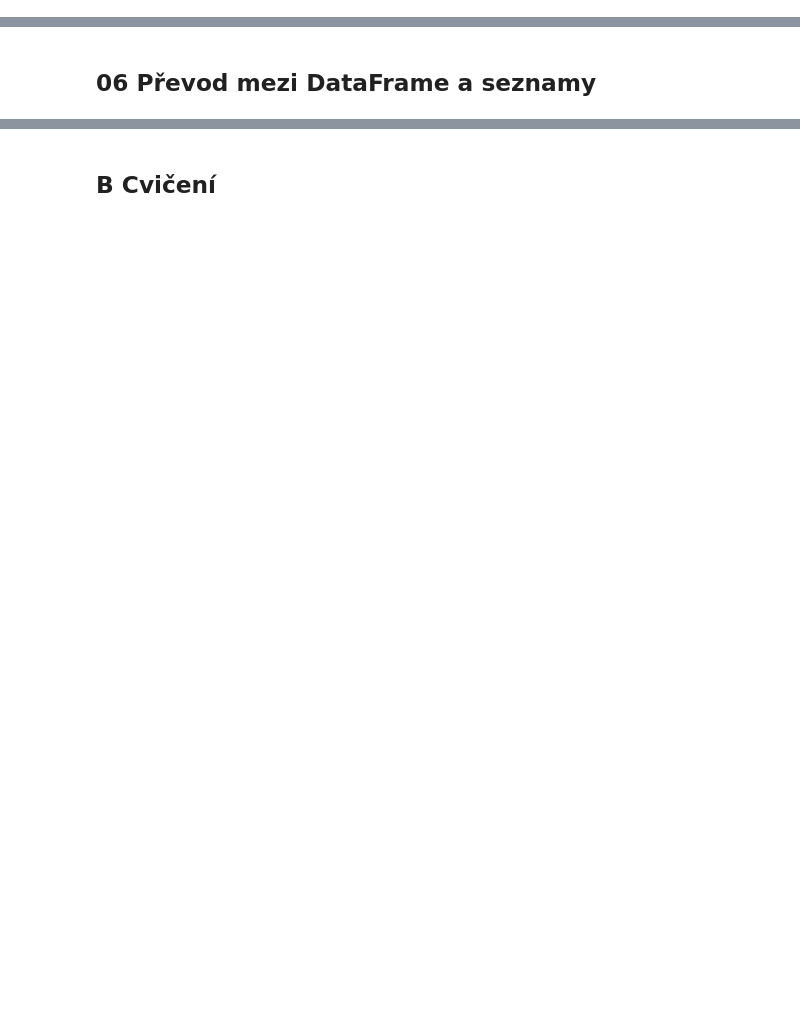
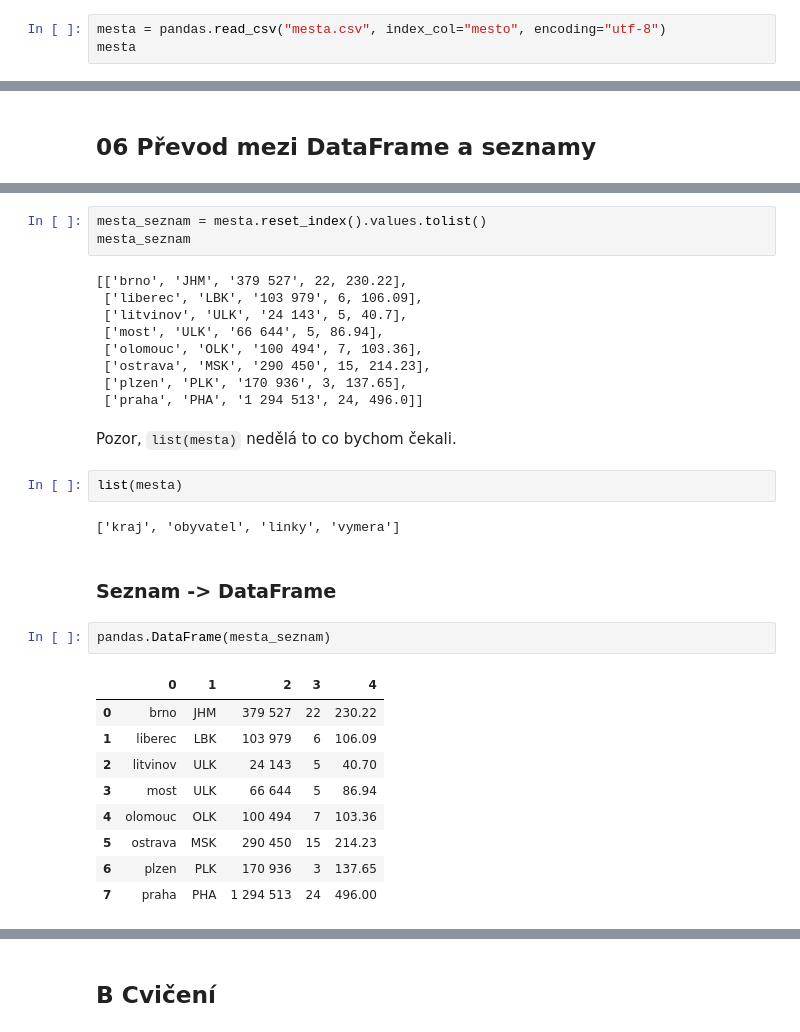
Before and after one commit to tomaskala/pandas-intro, a Jupyter notebook: pandas_intro.ipynb, the cells around one changed output, grey strips where cells are left out. Cells and saved outputs as stored; diff of their text form; blank space fills up the shorter version.

```diff
--- a/pandas_intro.ipynb
+++ b/pandas_intro.ipynb
@@ -347,0 +363,3 @@ mesta.set_index("mesto")
+# %%
+mesta = pandas.read_csv("mesta.csv", index_col="mesto", encoding="utf-8")
+mesta
@@ -355,0 +486,32 @@ mesta.set_index("mesto")
+# %%
+mesta_seznam = mesta.reset_index().values.tolist()
+mesta_seznam
+# %% [output]
+[['brno', 'JHM', '379 527', 22, 230.22],
+ ['liberec', 'LBK', '103 979', 6, 106.09],
+ ['litvinov', 'ULK', '24 143', 5, 40.7],
+ ['most', 'ULK', '66 644', 5, 86.94],
+ ['olomouc', 'OLK', '100 494', 7, 103.36],
+ ['ostrava', 'MSK', '290 450', 15, 214.23],
+ ['plzen', 'PLK', '170 936', 3, 137.65],
+ ['praha', 'PHA', '1 294 513', 24, 496.0]]
+# %% [markdown]
+Pozor, `list(mesta)` nedělá to co bychom čekali.
+# %%
+list(mesta)
+# %% [output]
+['kraj', 'obyvatel', 'linky', 'vymera']
+# %% [markdown]
+### Seznam -> DataFrame
+# %%
+pandas.DataFrame(mesta_seznam)
+# %% [output]
+|  | 0 | 1 | 2 | 3 | 4 |
+| 0 | brno | JHM | 379 527 | 22 | 230.22 |
+| 1 | liberec | LBK | 103 979 | 6 | 106.09 |
+| 2 | litvinov | ULK | 24 143 | 5 | 40.70 |
+| 3 | most | ULK | 66 644 | 5 | 86.94 |
+| 4 | olomouc | OLK | 100 494 | 7 | 103.36 |
+| 5 | ostrava | MSK | 290 450 | 15 | 214.23 |
+| 6 | plzen | PLK | 170 936 | 3 | 137.65 |
+| 7 | praha | PHA | 1 294 513 | 24 | 496.00 |
```
Also changed, not shown: parts of 23 cells of this notebook, 1 other file.
